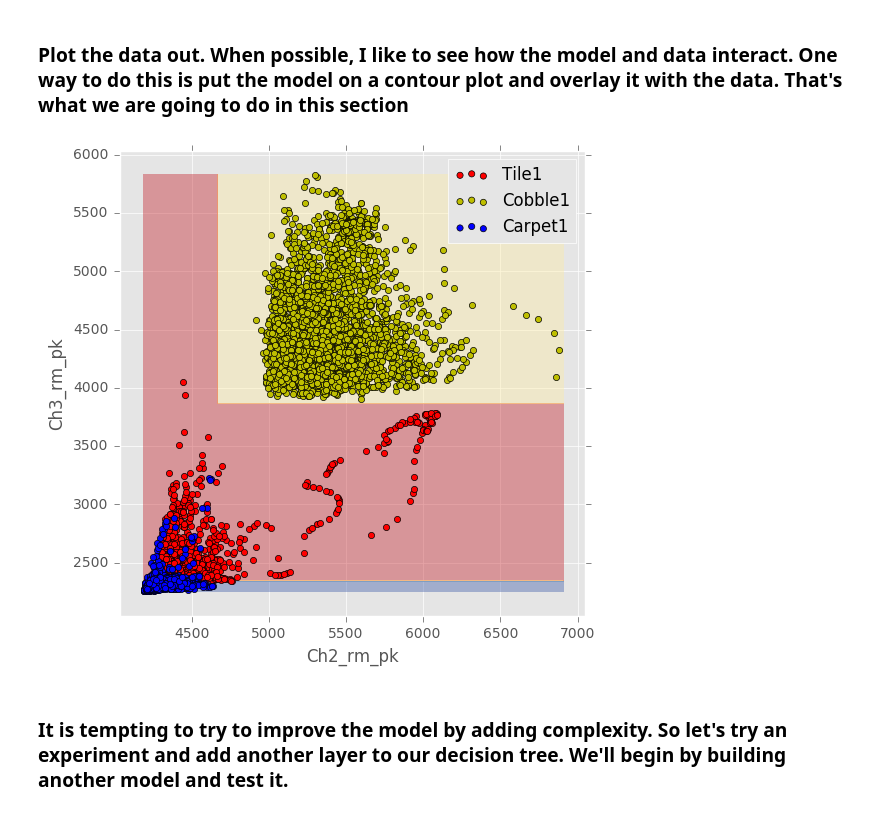
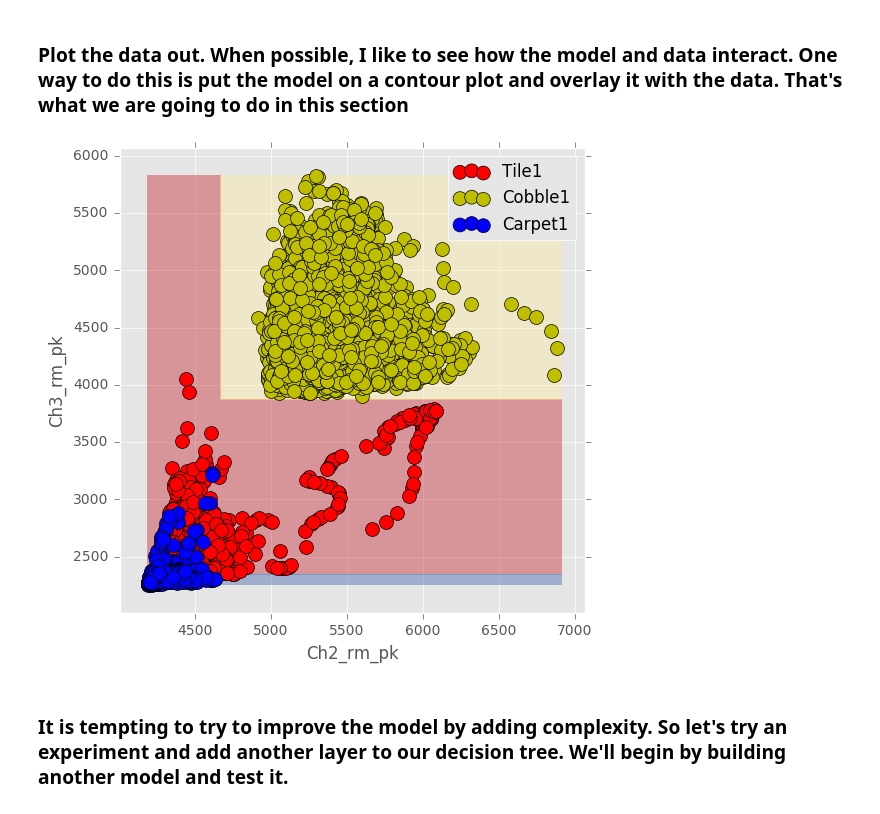
Before and after one commit to MoreCoffee12/AccelPlot, a Jupyter notebook: PythonScripts/MachineLearningArduino.ipynb, the cells around one changed output. Drawn from its saved outputs; the diff is of its cells as text; code cells hidden in the pictures.

```diff
--- a/PythonScripts/MachineLearningArduino.ipynb
+++ b/PythonScripts/MachineLearningArduino.ipynb
@@ -472,27 +483,27 @@ xx, yy = np.meshgrid(np.arange(x_min, x_max, h), np.arange(y_min, y_max, h))
 # %%
 plot_colors = "ryb"
 cmapIn = plt.cm.RdYlBu
 iClassifiers = len(lstClassifiers)
 
 plt.figure(num=None, figsize=(6, 6))
 Z = dtTrain.predict(np.c_[xx.ravel(), yy.ravel()])
 dctTemp = {lstClassifiers[0]:0, lstClassifiers[1]:1, lstClassifiers[2]:2}
 Zt = np.zeros_like(Z)
 for idx in range(0,len(Z)):
     Zt[idx] = dctTemp[Z[idx]]
 Zt = Zt.reshape(xx.shape)
 cs = plt.contourf(xx, yy, Zt, cmap=cmapIn, alpha=0.4)
 
 for i, cIn in zip(xrange(iClassifiers), plot_colors):
     idx = np.where(TrainClasses==lstClassifiers[i])[0]
     plt.scatter(TrainFeatures.iloc[idx[1:3500],0], TrainFeatures.iloc[idx[1:3500],1], label=lstClassifiers[i], cmap=cmapIn,
-                c=cIn, edgecolor='black')
+                c=cIn, edgecolor='black', s=100)
 plt.legend()
 plt.xlabel(lstFeatures[0])
 plt.ylabel(lstFeatures[1])
 plt.savefig("Scatter.pdf", format='pdf')
 # %% [output]
-[figure, old version]
+[figure, new version]
 # %% [markdown]
 ### It is tempting to try to improve the model by adding complexity. So let's try an experiment and add another layer to our decision tree. We'll begin by building another model and test it.
 # %%
```
Also changed, not shown: parts of 10 cells of this notebook, 18 other files.
